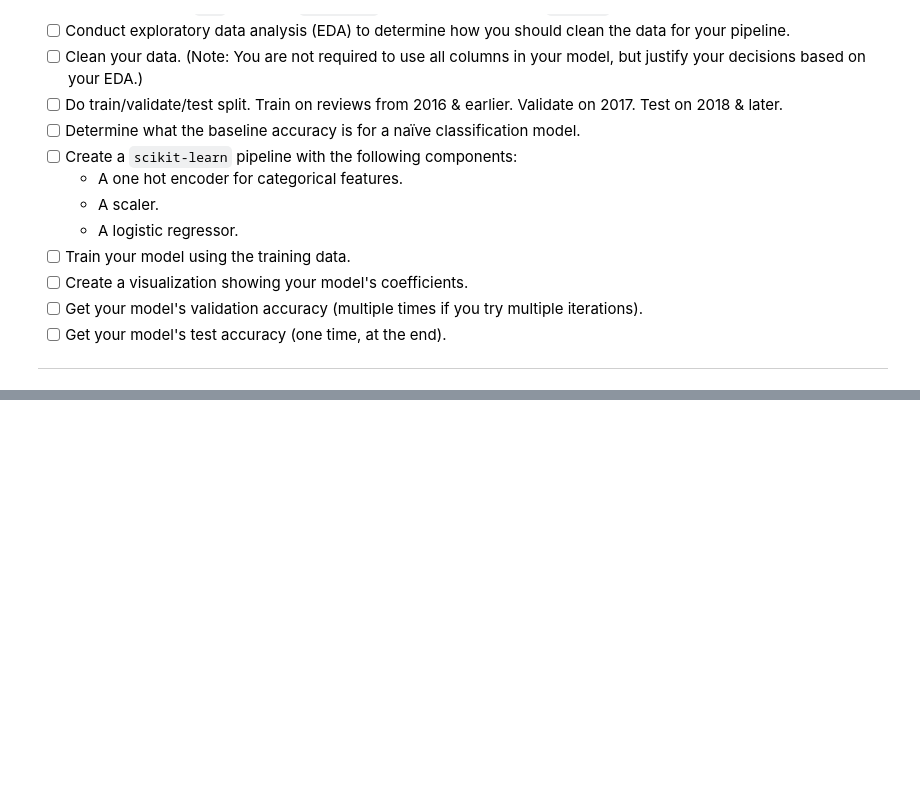
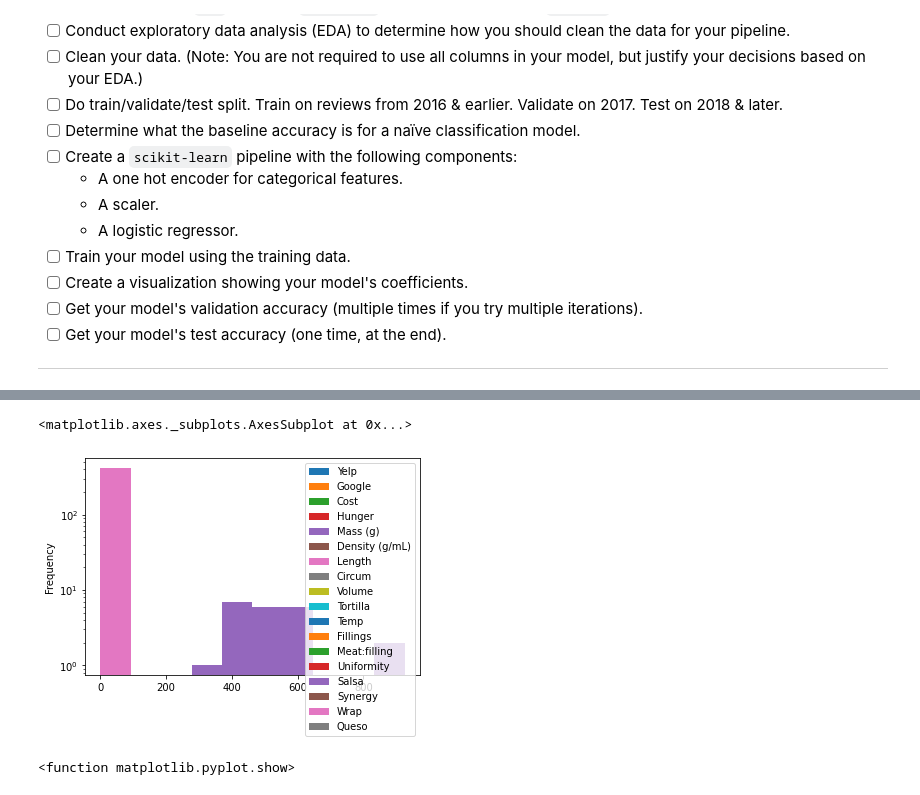
Before and after one commit to swapnil2009/PyCBC, a Jupyter notebook: Graduation_Project.ipynb, the cells around one changed output, grey strips where cells are left out. Saved outputs shown, nothing was run; the diff lists cells and outputs as text; code cells hidden in the pictures; blank space fills up the shorter version.

```diff
--- a/Graduation_Project.ipynb
+++ b/Graduation_Project.ipynb
@@ -43,6 +347,13 @@ df = pd.read_csv('https://drive.google.com/uc?export=download&id=1cctPq1sYeD6Y6m
+# %%
+df.plot(kind='hist',x='Meat',logy=True)
+# %% [output]
+<matplotlib.axes._subplots.AxesSubplot at 0x...>
+[figure, added]
 # %%
-
+plt.show
 ### Clean data
+# %% [output]
+<function matplotlib.pyplot.show>
 # %%
 
 ### Do train/validate/test split
```
Also changed, not shown: parts of 35 cells of this notebook.
